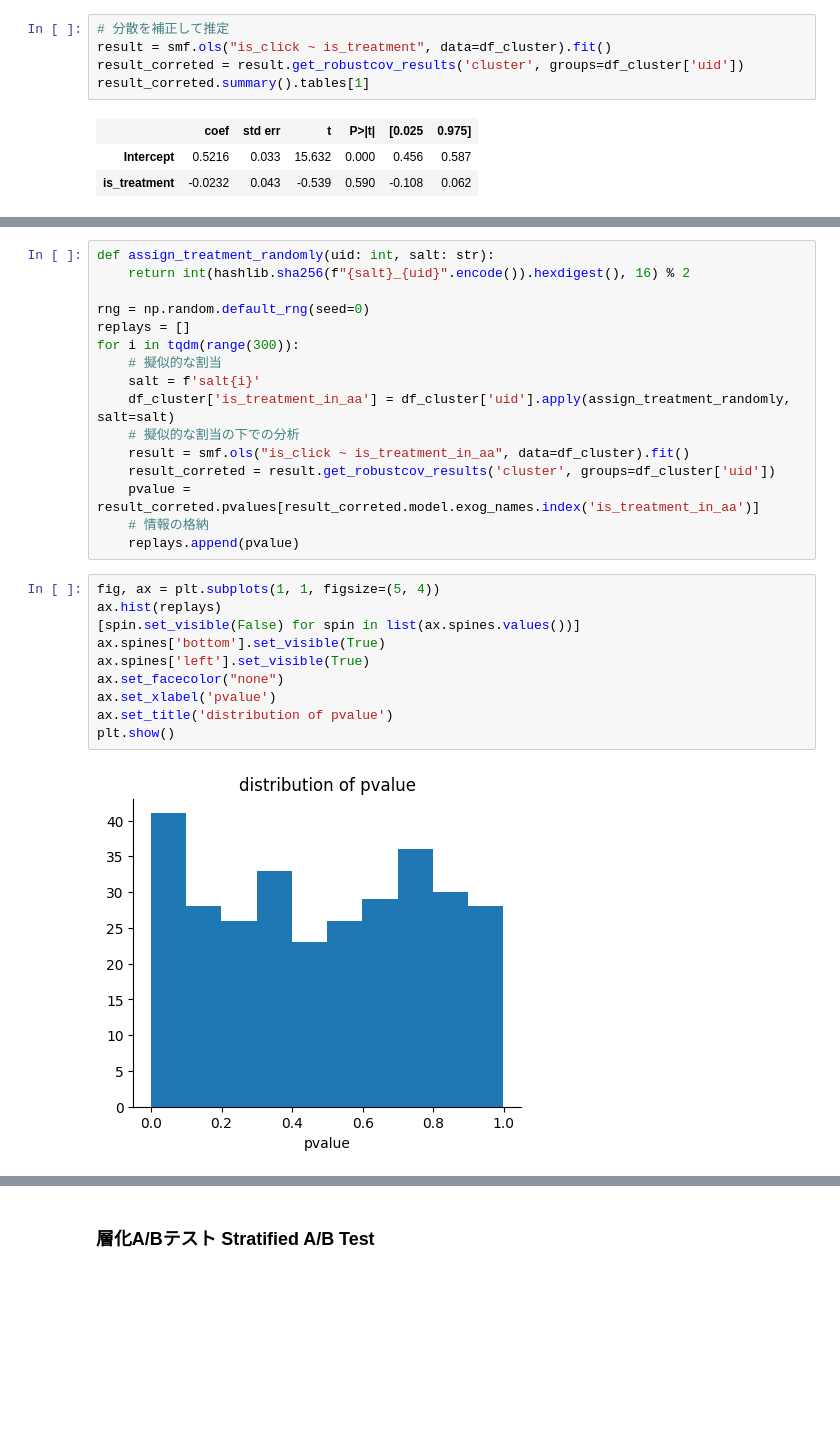
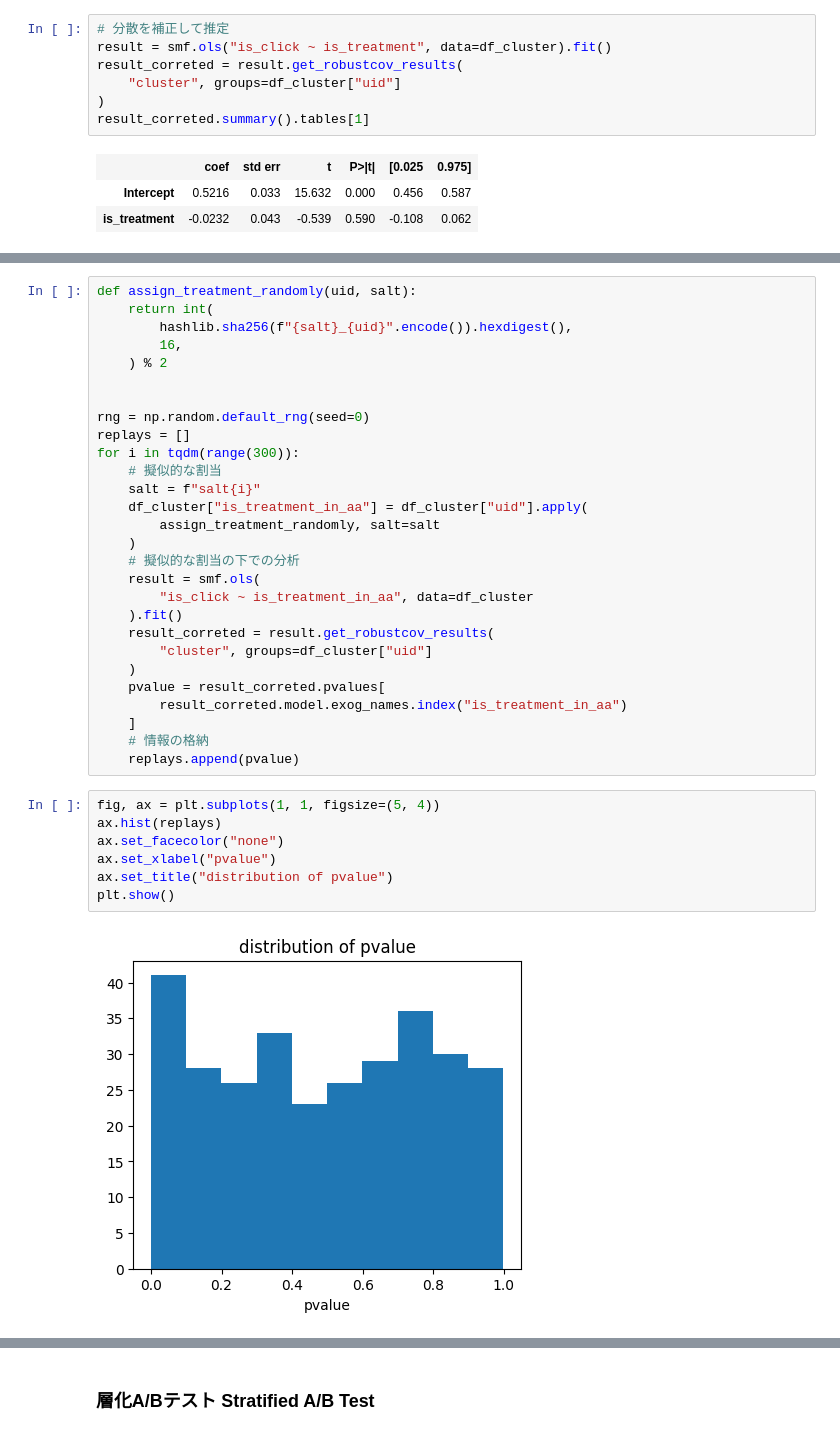
Before and after one commit to HirotakeIto/intro_to_impact_evaluation_with_python, a Jupyter notebook: notebooks/chapter3_abtest_detail.ipynb, the cells around one changed output, grey strips where cells are left out. Drawn from its saved outputs; the diff is of its cells as text; blank space fills up the shorter version.

````diff
--- a/notebooks/chapter3_abtest_detail.ipynb
+++ b/notebooks/chapter3_abtest_detail.ipynb
@@ -310,7 +337,9 @@ df_cluster_trial
 # %%
 # 分散を補正して推定
 result = smf.ols("is_click ~ is_treatment", data=df_cluster).fit()
-result_correted = result.get_robustcov_results('cluster', groups=df_cluster['uid'])
+result_correted = result.get_robustcov_results(
+    "cluster", groups=df_cluster["uid"]
+)
 result_correted.summary().tables[1]
 # %% [output]
 |  | coef | std err | t | P>|t| | [0.025 | 0.975] |
@@ -337,32 +378,41 @@ for i in tqdm(range(300)):
     replays.append(pvalue)
 ```
 # %%
-def assign_treatment_randomly(uid: int, salt: str):
-    return int(hashlib.sha256(f"{salt}_{uid}".encode()).hexdigest(), 16) % 2
+def assign_treatment_randomly(uid, salt):
+    return int(
+        hashlib.sha256(f"{salt}_{uid}".encode()).hexdigest(),
+        16,
+    ) % 2
+
 
 rng = np.random.default_rng(seed=0)
 replays = []
 for i in tqdm(range(300)):
     # 擬似的な割当
-    salt = f'salt{i}'
-    df_cluster['is_treatment_in_aa'] = df_cluster['uid'].apply(assign_treatment_randomly, salt=salt)
+    salt = f"salt{i}"
+    df_cluster["is_treatment_in_aa"] = df_cluster["uid"].apply(
+        assign_treatment_randomly, salt=salt
+    )
     # 擬似的な割当の下での分析
-    result = smf.ols("is_click ~ is_treatment_in_aa", data=df_cluster).fit()
-    result_correted = result.get_robustcov_results('cluster', groups=df_cluster['uid'])
-    pvalue = result_correted.pvalues[result_correted.model.exog_names.index('is_treatment_in_aa')]
+    result = smf.ols(
+        "is_click ~ is_treatment_in_aa", data=df_cluster
+    ).fit()
+    result_correted = result.get_robustcov_results(
+        "cluster", groups=df_cluster["uid"]
+    )
+    pvalue = result_correted.pvalues[
+        result_correted.model.exog_names.index("is_treatment_in_aa")
+    ]
     # 情報の格納
     replays.append(pvalue)
 # %%
 fig, ax = plt.subplots(1, 1, figsize=(5, 4))
 ax.hist(replays)
-[spin.set_visible(False) for spin in list(ax.spines.values())]
-ax.spines['bottom'].set_visible(True)
-ax.spines['left'].set_visible(True)
 ax.set_facecolor("none")
-ax.set_xlabel('pvalue')
-ax.set_title('distribution of pvalue')
+ax.set_xlabel("pvalue")
+ax.set_title("distribution of pvalue")
 plt.show()
 # %% [output]
-[figure, old version]
+[figure, new version]
 # %%
 # 本文には掲載していない
````
Also changed, not shown: parts of 60 cells of this notebook, 5 other files.
